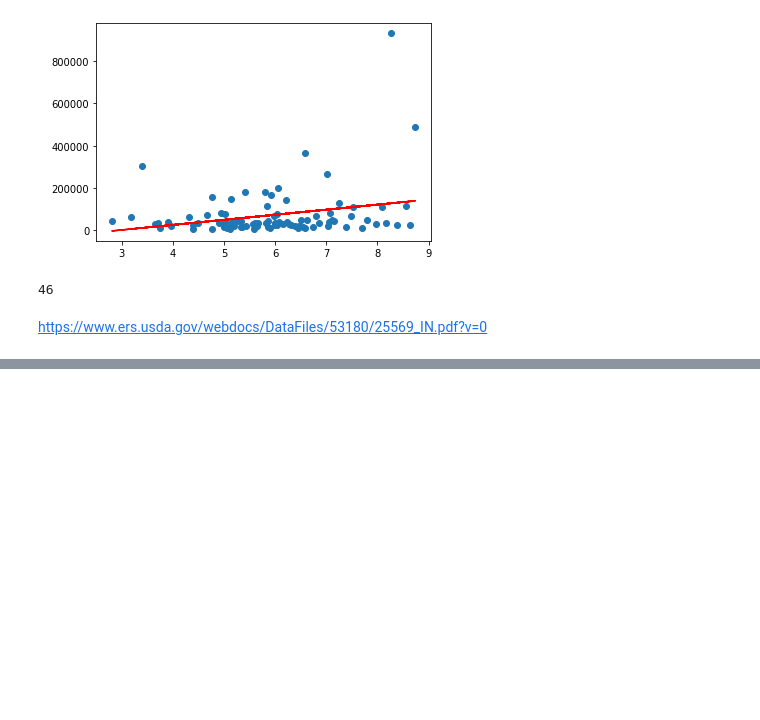
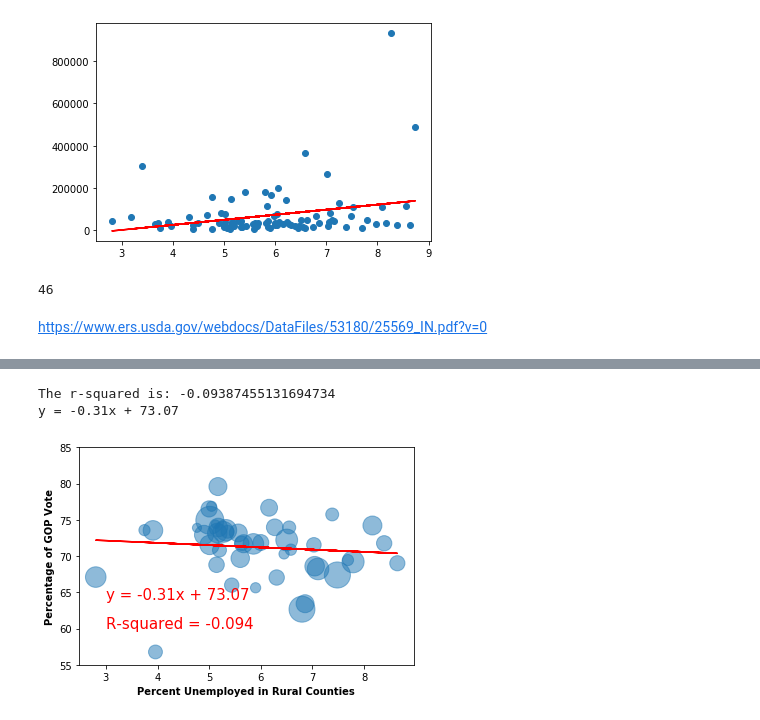
Before and after one commit to Davis1776/2016_Election_and_Demographics, a Jupyter notebook: Unemployment Plots.ipynb, the cells around one changed output, grey strips where cells are left out. Cells and saved outputs as stored; diff of their text form; code cells hidden in the pictures; blank space fills up the shorter version.

```diff
--- a/Unemployment Plots.ipynb
+++ b/Unemployment Plots.ipynb
@@ -169,0 +205,26 @@ sorted()
+# %%
+rural=election.loc[(election["County"]=="LaGrange County")|(election["County"]=="Steuben County")|
+                     (election["County"]=="Noble County")|(election["County"]=="DeKalb County")|
+                     (election["County"]=="Starke County")|(election["County"]=="Marshall County")|
+                     (election["County"]=="Kosciusko County")|(election["County"]=="Pulaski County")|
+                     (election["County"]=="Fulton County")|(election["County"]=="Huntington County")|
+                     (election["County"]=="Wabash County")|(election["County"]=="Miami County")|
+                     (election["County"]=="Cass County")|(election["County"]=="White County")|
+                     (election["County"]=="Grant County")|(election["County"]=="Blackford County")|
+                     (election["County"]=="Adams County")|(election["County"]=="Jay County")|
+                     (election["County"]=="Randolph County")|(election["County"]=="Wayne County")|
+                     (election["County"]=="Henry County")|(election["County"]=="Rush County")|
+                     (election["County"]=="Fayette County")|(election["County"]=="Union County")|
+                     (election["County"]=="Decatur County")|(election["County"]=="Clinton County")|
+                     (election["County"]=="Warren County")|(election["County"]=="Fountain County")|
+                     (election["County"]=="Montgomery County")|(election["County"]=="Parke County")|
+                     (election["County"]=="Ripley County")|(election["County"]=="Switzerland County")|
+                     (election["County"]=="Jefferson County")|(election["County"]=="Jennings County")|
+                     (election["County"]=="Scott County")|(election["County"]=="Jackson County")|
+                     (election["County"]=="Lawrence County")|(election["County"]=="Orange County")|
+                     (election["County"]=="Crawford County")|(election["County"]=="Perry County")|
+                     (election["County"]=="Spencer County")|(election["County"]=="Dubois County")|
+                     (election["County"]=="Martin County")|(election["County"]=="Daviess County")|
+                     (election["County"]=="Knox County")|(election["County"]=="Pike County")]
+# %%
+rural["% Unemployment"]=(rural["Unemployed"]/(rural["Pop in Labor Force"]+rural["Unemployed"]))*100
@@ -169,0 +247,23 @@ sorted()
+# %%
+f=rural["Total Population"].astype(float)
+g=f.tolist()
+rural_pop_reduced=[]
+for item in g:
+    h=item/100
+    rural_pop_reduced.append(h)
+# %%
+#create a scatterplot for unemployment vs %Republican vote-URBAN COUNTIES
+plt.scatter(rural["% Unemployment"],rural["GOP %"],s=rural_pop_reduced*10000, alpha=0.5);
+plt.xlabel("Percent Unemployed in Rural Counties",weight="bold");
+plt.ylabel("Percentage of GOP Vote",weight="bold");
+#plt.title("Percent Unemployment vs Percent GOP Vote",weight="bold");
+plt.ylim(55,85)
+a=3
+b=64
+LinearRegression(rural["% Unemployment"],rural["GOP %"])
+plt.annotate(f"R-squared = -0.094",(3,60),fontsize=15,color='red');
+plt.savefig('unemployment_rural.png')
+# %% [output]
+The r-squared is: -0.09387455131694734
+y = -0.31x + 73.07
+[figure, added]
```
Also changed, not shown: parts of 8 cells of this notebook, 5 other files.
